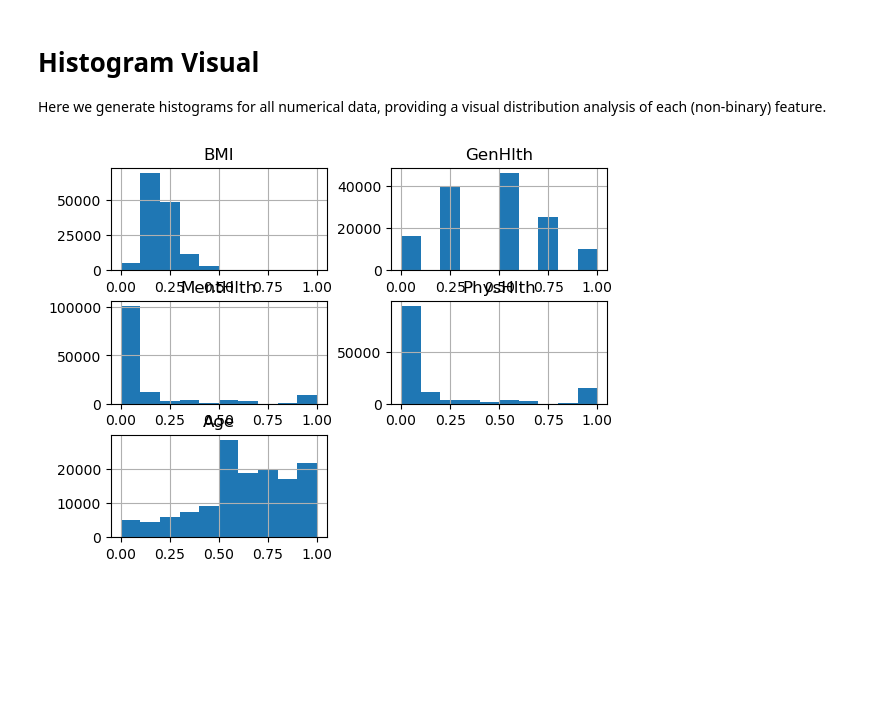
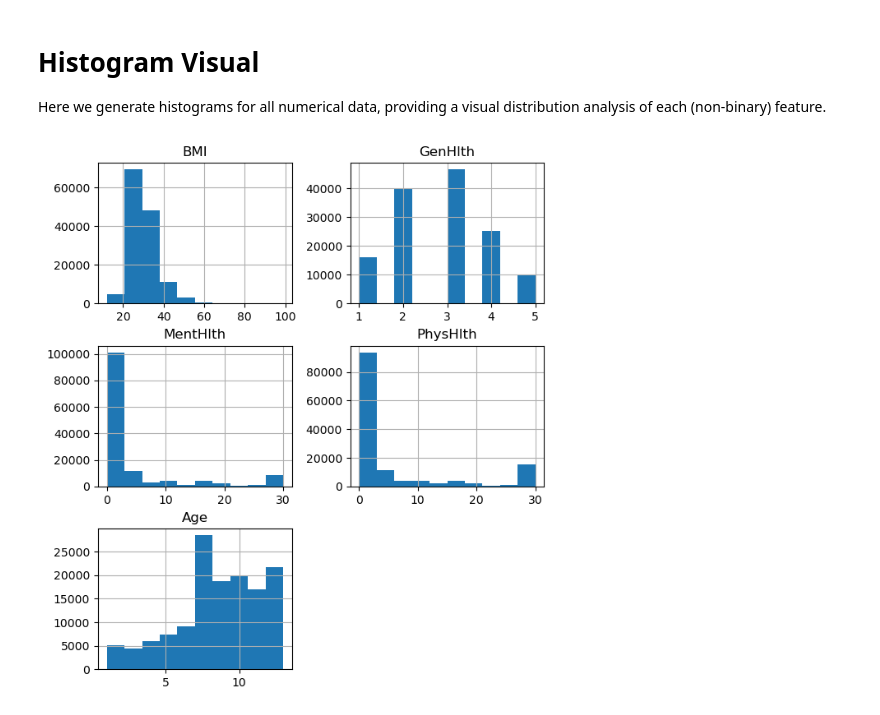
Before and after one commit to joseph-curtis/data-science-diabetes-classifier, a Jupyter notebook: data-science-ml-classifier.ipynb, the cells around one changed output. Drawn from its saved outputs; the diff is of its cells as text; code cells hidden in the pictures; blank space fills up the shorter version.

```diff
--- a/data-science-ml-classifier.ipynb
+++ b/data-science-ml-classifier.ipynb
@@ -118,11 +121,21 @@ data_types_optimization
 # Data Type Conversion for Efficiency
 We enhance the dataset's memory efficiency by converting specified binary columns to boolean data types. We print the memory usage before and after the operation to demonstrate the effectiveness of this optimization in reducing the dataset's memory consumption.
 # %%
-binary_columns = ['Diabetes_binary', 'HighBP', 'HighChol', 'Smoker', 'Stroke', 'HeartDiseaseorAttack', 'PhysActivity', 'Fruits', 'Veggies', 'HvyAlcoholConsump', 'DiffWalk', 'Sex']
+# scale data types down to reduce memory footprint
+reduced_df['BMI'] = reduced_df['BMI'].astype('float32')
+reduced_df['GenHlth'] = reduced_df['GenHlth'].astype('int8')
+reduced_df['MentHlth'] = reduced_df['MentHlth'].astype('int8')
+reduced_df['PhysHlth'] = reduced_df['PhysHlth'].astype('int8')
+reduced_df['Age'] = reduced_df['Age'].astype('int8')
+
+# convert 1/0 binary columns to boolean values
+binary_columns = ['Diabetes_binary', 'HighBP', 'HighChol', 'Smoker', \
+                  'Stroke', 'HeartDiseaseorAttack', 'PhysActivity', 'Fruits', \
+                  'Veggies', 'HvyAlcoholConsump', 'DiffWalk', 'Sex']
 for column in binary_columns:
     reduced_df[column] = reduced_df[column].astype('bool')
 
-# After data types reduces memory size
+# memory size after data type reduction
 memory_after = reduced_df.memory_usage(index=True).sum()
 
 print("Dataframe memory used before:", memory_before)
@@ -136,7 +149,8 @@ Here we prepare data for machine learning, specifically using a logistic regress
 
 After training the logistic regression model, predictions are made on the test set. The model's effectiveness is assessed using accuracy, confusion matrix, and classification report, providing a comprehensive overview of its predictive capabilities in distinguishing between diabetic and non-diabetic individuals.
 # %%
-###### Logistic Regression algorithm ######
+# copy Dataframe for Logistic model
+log_df = reduced_df.copy(deep=True)
 
 # Selecting numerical columns (excluding binary/boolean columns)
 numerical_columns = ['BMI', 'GenHlth', 'MentHlth', 'PhysHlth', 'Age']
@@ -145,30 +159,31 @@ numerical_columns = ['BMI', 'GenHlth', 'MentHlth', 'PhysHlth', 'Age']
 scaler = MinMaxScaler()
 
 # Fit and transform the numerical features
-reduced_df[numerical_columns] = scaler.fit_transform(reduced_df[numerical_columns])
+log_df[numerical_columns] = scaler.fit_transform(log_df[numerical_columns])
 
 mylog_model = linear_model.LogisticRegression(solver='saga', max_iter=1000)
 
 # 'X' is the feature set and 'y' is the target variable
-X_log = reduced_df.drop('Diabetes_binary', axis=1)
-y_log = reduced_df['Diabetes_binary'].astype('bool')  # Ensuring the target is boolean
+X_log = log_df.drop('Diabetes_binary', axis=1)
+y_log = log_df['Diabetes_binary'].astype('bool')  # Ensuring the target is boolean
 
 # Splitting the dataset into the Training set and Test set
-X_log_train, X_log_test, y_log_train, y_log_test = model_selection.train_test_split(X_log, y_log, test_size=0.25, random_state=42)
+X_log_train, X_log_test, y_log_train, y_log_test \
+ = model_selection.train_test_split(X_log, y_log, test_size=0.25, random_state=42)
 
+# Train the model and output prediction of test data
 mylog_model.fit(X_log_train, y_log_train)
-
 y_pred_log = mylog_model.predict(X_log_test)
 
 # Evaluate the model
-accuracy = accuracy_score(y_log_test, y_pred_log)
-conf_matrix = confusion_matrix(y_log_test, y_pred_log)
-class_report = classification_report(y_log_test, y_pred_log)
+accuracy_log = accuracy_score(y_log_test, y_pred_log)
+conf_matrix_log = confusion_matrix(y_log_test, y_pred_log)
+class_report_log = classification_report(y_log_test, y_pred_log)
 
-print("\nLogistic Regression prediction results:")
-print(f"Accuracy: {round(accuracy*100,2)} %")
+print("\nLogistic Regression (single) prediction results:")
+print(f"Accuracy: {round(accuracy_log*100,2)} %")
 print("Confusion Matrix:")
-print(conf_matrix)
+print(conf_matrix_log)
 print("Classification Report:")
-print(class_report)
+print(class_report_log)
 # %% [output]
@@ -214,6 +281,6 @@ graph_confusion_matrix = ConfusionMatrixDisplay.from_predictions(y_log_test, y_p
 Here we generate histograms for all numerical data, providing a visual distribution analysis of each (non-binary) feature.
 # %%
 # Plot histogram
-graph_histogram = reduced_df.hist()
+graph_histogram = reduced_df.hist(figsize=(7,8))
 # %% [output]
-[figure, old version]
+[figure, new version]
```
Also changed, not shown: parts of 12 cells of this notebook.
